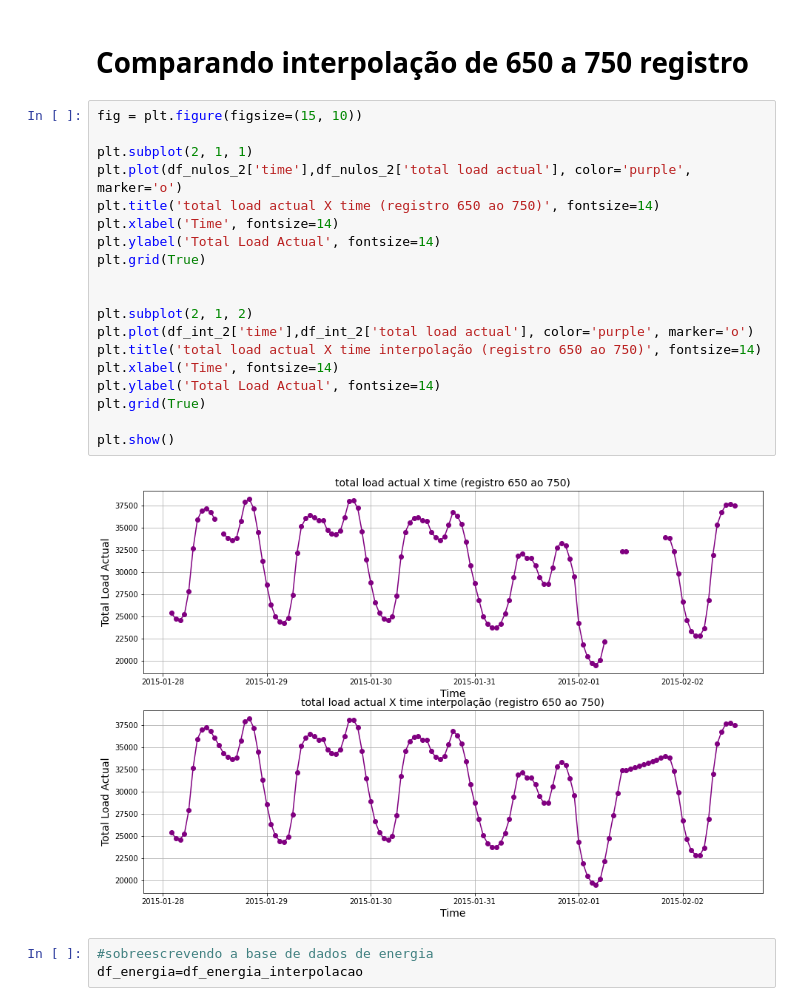
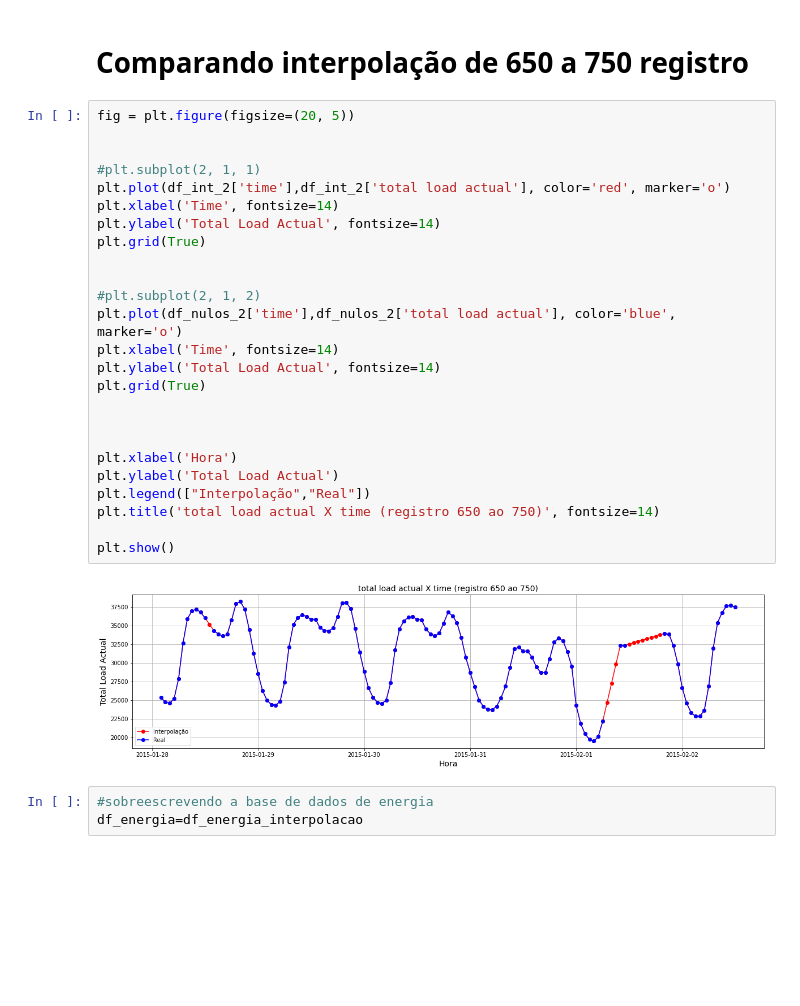
Before and after one commit to secretaria-ICA/Previsao_do_Preco_de_Energia, a Jupyter notebook: TCC_Energia.ipynb, the cells around one changed output. Saved outputs shown, nothing was run; the diff lists cells and outputs as text; blank space fills up the shorter version.

```diff
--- a/TCC_Energia.ipynb
+++ b/TCC_Energia.ipynb
@@ -281,26 +293,32 @@ plt.show()
 # %% [markdown]
 # Comparando interpolação de 650 a 750 registro
 # %%
-fig = plt.figure(figsize=(15, 10))
+fig = plt.figure(figsize=(20, 5))
 
-plt.subplot(2, 1, 1)
-plt.plot(df_nulos_2['time'],df_nulos_2['total load actual'], color='purple', marker='o')
-plt.title('total load actual X time (registro 650 ao 750)', fontsize=14)
+
+#plt.subplot(2, 1, 1)
+plt.plot(df_int_2['time'],df_int_2['total load actual'], color='red', marker='o')
 plt.xlabel('Time', fontsize=14)
 plt.ylabel('Total Load Actual', fontsize=14)
 plt.grid(True)
 
 
-plt.subplot(2, 1, 2)
-plt.plot(df_int_2['time'],df_int_2['total load actual'], color='purple', marker='o')
-plt.title('total load actual X time interpolação (registro 650 ao 750)', fontsize=14)
+#plt.subplot(2, 1, 2)
+plt.plot(df_nulos_2['time'],df_nulos_2['total load actual'], color='blue', marker='o')
 plt.xlabel('Time', fontsize=14)
 plt.ylabel('Total Load Actual', fontsize=14)
 plt.grid(True)
 
+
+
+plt.xlabel('Hora')
+plt.ylabel('Total Load Actual')
+plt.legend(["Interpolação","Real"])
+plt.title('total load actual X time (registro 650 ao 750)', fontsize=14)
+
 plt.show()
 # %% [output]
-[figure, old version]
+[figure, new version]
 # %%
 #sobreescrevendo a base de dados de energia
 df_energia=df_energia_interpolacao
```
Also changed, not shown: parts of 117 cells of this notebook.
